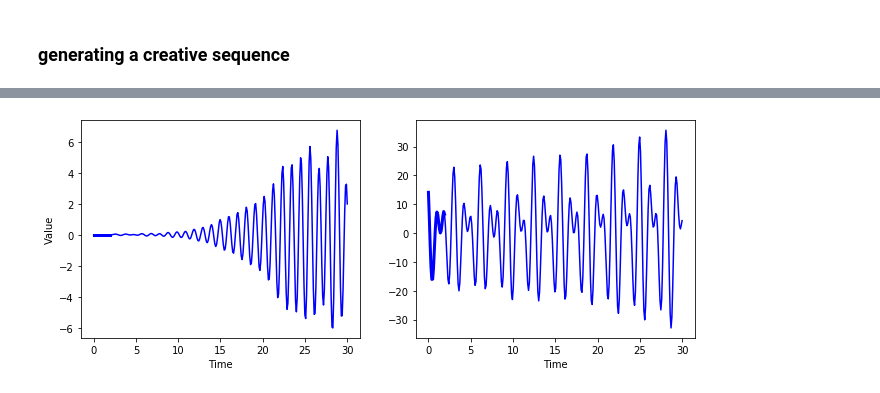
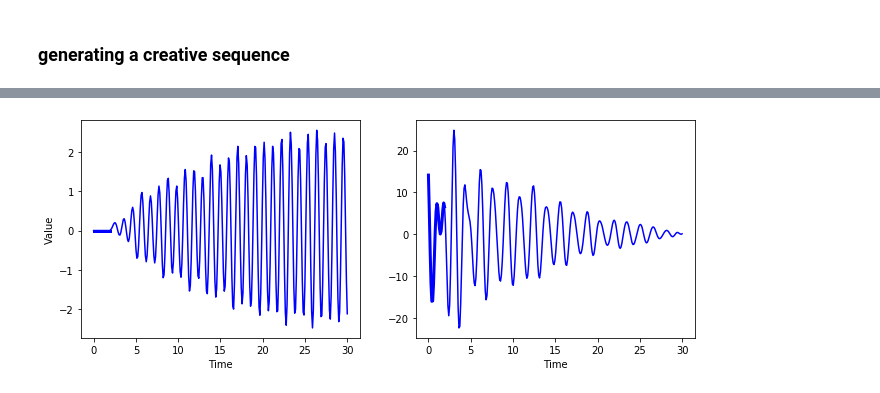
Before and after one commit to fanbyprinciple/hands_on_ml, a Jupyter notebook: chapter_14/rnn.ipynb, the cells around one changed output, grey strips where cells are left out. Drawn from its saved outputs; the diff is of its cells as text; code cells hidden in the pictures.

```diff
--- a/chapter_14/rnn.ipynb
+++ b/chapter_14/rnn.ipynb
@@ -621,6 +582,6 @@ with tf.Session() as sess:
 # %%
 with tf.Session() as sess:
-    saver.restore(sess, "./my_time_series_model")
+    saver.restore(sess, "./my_time_series_model_new")
 
     X_new = time_series(np.array(t_instance[:-1].reshape(-1, n_steps, n_inputs)))
     y_pred = sess.run(outputs, feed_dict={X: X_new})
@@ -662,10 +623,13 @@ plt.show()
 ### without using outputprojectionwrapper
 # %%
 tf.reset_default_graph()
+tf.set_random_seed(42)
+np.random.seed(42)
 
 n_steps = 20
 n_inputs = 1
 n_neurons = 100
+n_outputs = 1
 
 X = tf.placeholder(tf.float32, [None, n_steps,n_inputs])
 y = tf.placeholder(tf.float32, [None,n_steps,n_outputs])
@@ -711,5 +668,5 @@ with tf.Session() as sess:
     X_new = time_series(np.array(t_instance[:-1].reshape(-1, n_steps, n_inputs)))
     y_pred = sess.run(outputs, feed_dict={X:X_new})
 
-    saver.save(sess, "./my_time_series_model")
+    saver.save(sess, "./my_time_series_model_new")
 # %% [output]
@@ -766,7 +723,7 @@ plt.show()
 ### generating a creative sequence
 # %%
 with tf.Session() as sess:
-    saver.restore(sess, "./my_time_series_model")
+    saver.restore(sess, "./my_time_series_model_new")
 
     sequence = [0.] * n_steps
     for iteration in range (300):
@@ -785,29 +742,29 @@ plt.show()
 # %%
 with tf.Session() as sess:
-    saver.restore(sess, "./my_time_series_model")
+    saver.restore(sess, "./my_time_series_model_new")
 
     sequence1 = [0. for i in range(n_steps)]
     for iteration in range(len(t) - n_steps):
         X_batch = np.array(sequence1[-n_steps:]).reshape(1,n_steps, 1)
         y_pred = sess.run(outputs, feed_dict={X: X_batch })
         sequence1.append(y_pred[0,-1,0])
     sequence2 = [time_series(i * resolution + t_min + (t_max-t_min/3)) for i in range(n_steps)]
     for iteration in range(len(t) - n_steps):
         X_batch =np.array(sequence2[-n_steps:]).reshape(1,n_steps, 1)
         y_pred = sess.run(outputs, feed_dict={X:X_batch})
         sequence2.append(y_pred[0,-1,0])
 
 plt.figure(figsize=(11,4))
 plt.subplot(121)
 plt.plot(t, sequence1, "b-")
 plt.plot(t[:n_steps], sequence1[:n_steps], "b-",linewidth=3 )
 plt.xlabel("Time")
 plt.ylabel("Value")
 
 plt.subplot(122)
 plt.plot(t, sequence2, "b-")
 plt.plot(t[:n_steps], sequence2[:n_steps], "b-", linewidth=3)
 plt.xlabel("Time")
 plt.show()
 # %% [output]
-[figure, old version]
+[figure, new version]
```
Also changed, not shown: parts of 53 cells of this notebook, 12 other files.
